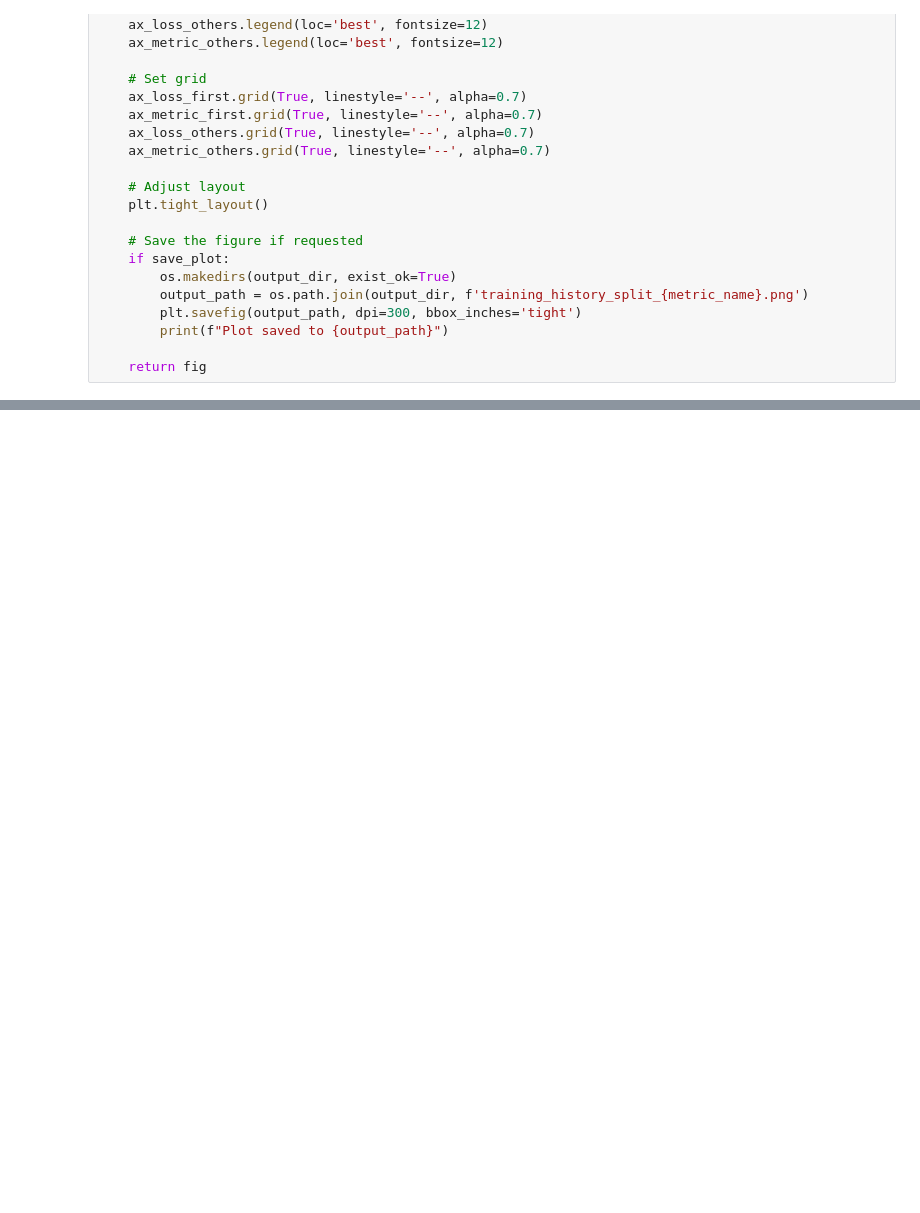
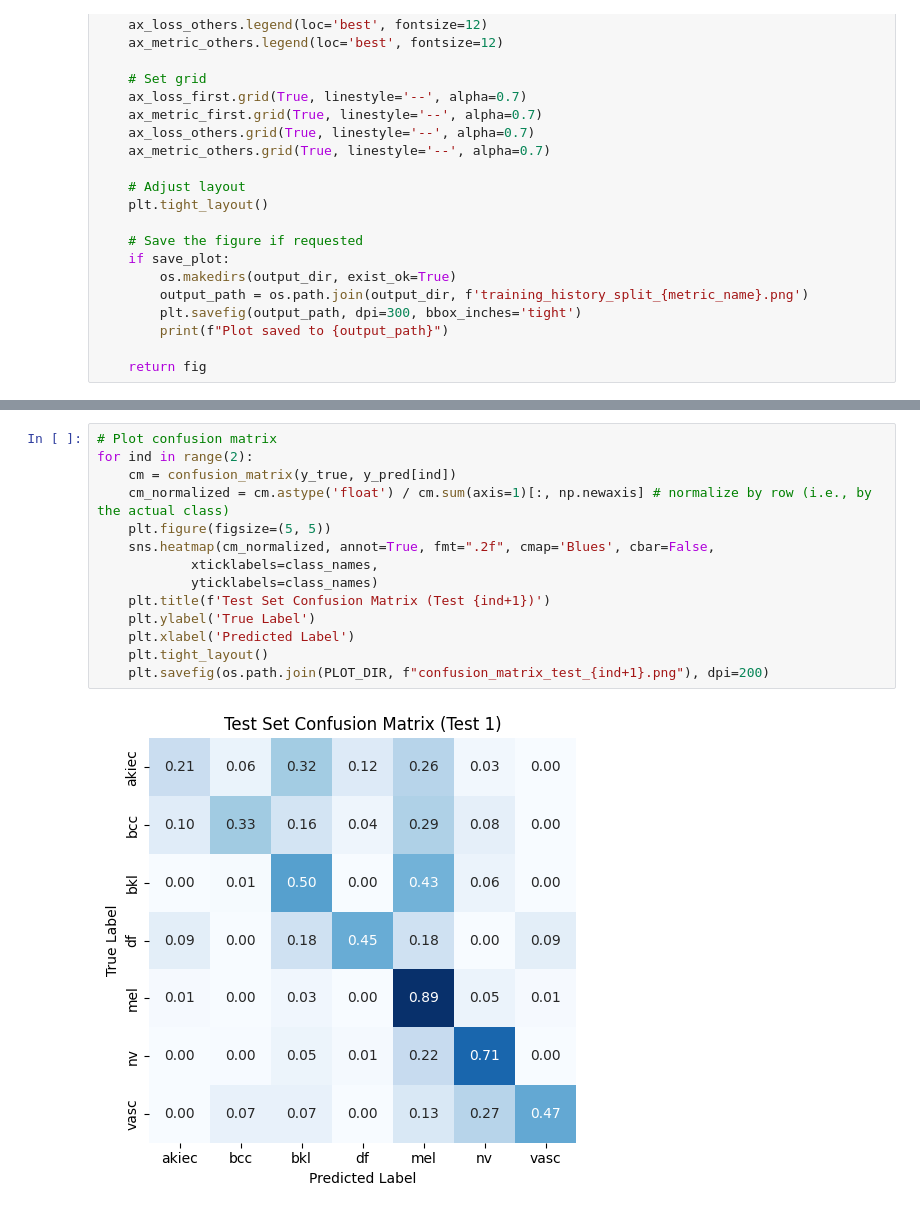
Before and after one commit to mattskraft/all-skin-deep, a Jupyter notebook: notebooks/03_eval_model_on_testset.ipynb, the cells around one changed output, grey strips where cells are left out. Cells and saved outputs as stored; diff of their text form; blank space fills up the shorter version.

```diff
--- a/notebooks/03_eval_model_on_testset.ipynb
+++ b/notebooks/03_eval_model_on_testset.ipynb
@@ -311,0 +327,16 @@ TypeError: string indices must be integers
+# %%
+# Plot confusion matrix
+for ind in range(2):
+    cm = confusion_matrix(y_true, y_pred[ind])
+    cm_normalized = cm.astype('float') / cm.sum(axis=1)[:, np.newaxis] # normalize by row (i.e., by the actual class)
+    plt.figure(figsize=(5, 5))
+    sns.heatmap(cm_normalized, annot=True, fmt=".2f", cmap='Blues', cbar=False,
+            xticklabels=class_names,
+            yticklabels=class_names)
+    plt.title(f'Test Set Confusion Matrix (Test {ind+1})')
+    plt.ylabel('True Label')
+    plt.xlabel('Predicted Label')
+    plt.tight_layout()
+    plt.savefig(os.path.join(PLOT_DIR, f"confusion_matrix_test_{ind+1}.png"), dpi=200)
+# %% [output]
+[figure, added]
```
Also changed, not shown: parts of 7 cells of this notebook.
